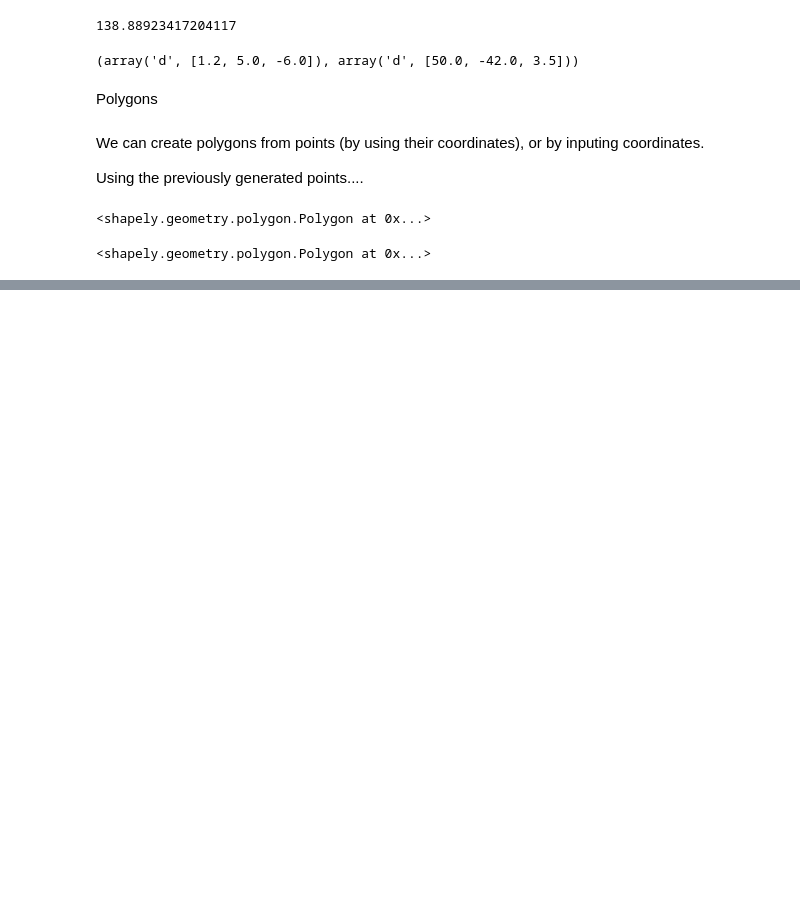
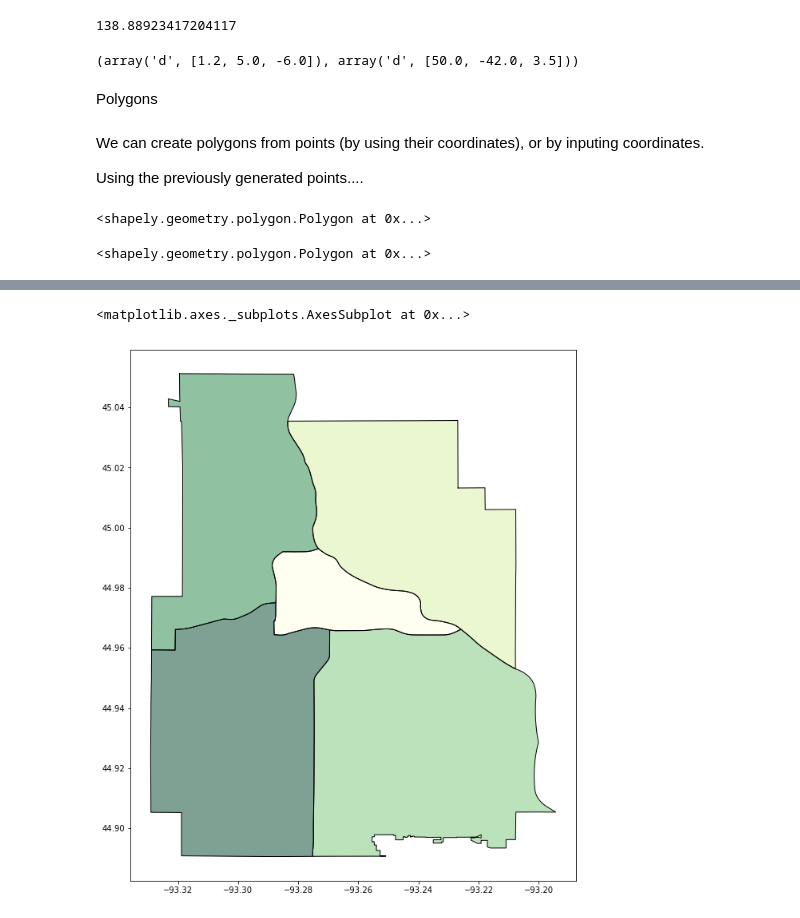
Before and after one commit to Keita1/python_geo_course, a Jupyter notebook: minnewebcon_gis_machine_learning_python.ipynb, the cells around one changed output, grey strips where cells are left out. Drawn from its saved outputs; the diff is of its cells as text; code cells hidden in the pictures; blank space fills up the shorter version.

```diff
--- a/minnewebcon_gis_machine_learning_python.ipynb
+++ b/minnewebcon_gis_machine_learning_python.ipynb
@@ -156,0 +193,2 @@ poly2
+# %%
+minne_police_precincts = gp.read_file('../data/Minneapolis_Police_Precincts.shp')
@@ -156,0 +243,5 @@ poly2
+# %%
+minne_police_precincts.plot()
+# %% [output]
+<matplotlib.axes._subplots.AxesSubplot at 0x...>
+[figure, added]
```
Also changed, not shown: parts of 13 cells of this notebook, 1 other file.
